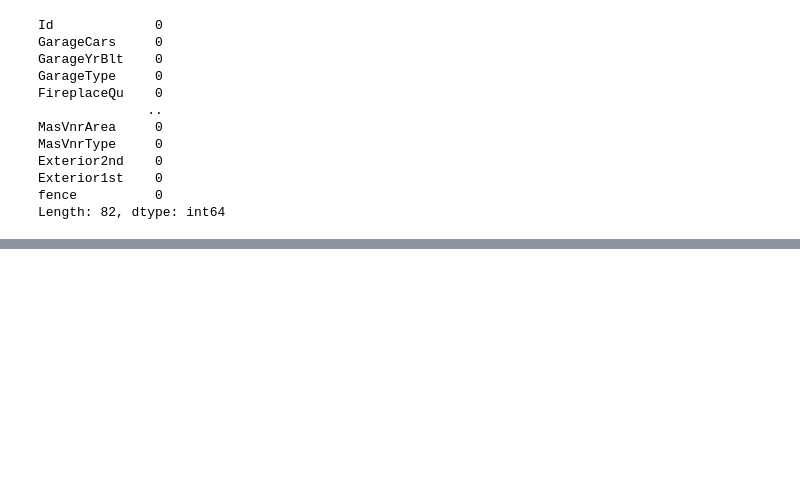
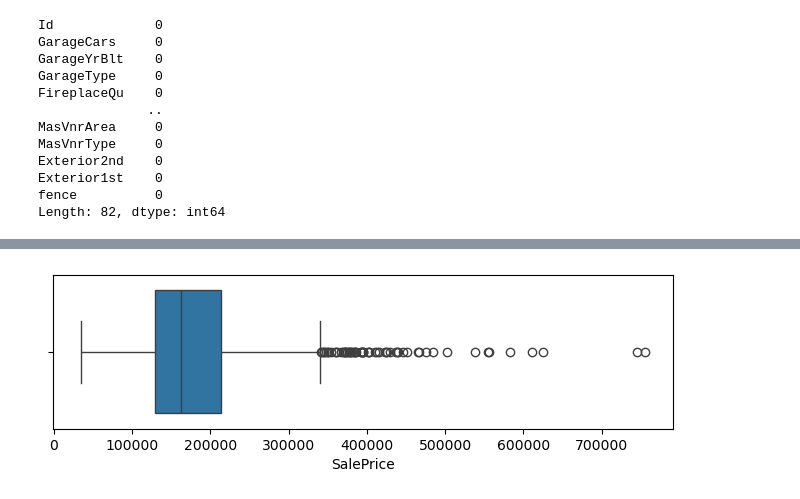
Before and after one commit to MIAykk/House-Prices, a Jupyter notebook: notebooks/House Prices.ipynb, the cells around one changed output, grey strips where cells are left out. Cells and saved outputs as stored; diff of their text form; code cells hidden in the pictures; blank space fills up the shorter version.

```diff
--- a/notebooks/House Prices.ipynb
+++ b/notebooks/House Prices.ipynb
@@ -647,0 +673,6 @@ Length: 82, dtype: int64
+# %%
+plt.figure(figsize=(8,2))
+sns.boxplot(x=df_clean["SalePrice"])
+plt.show()
+# %% [output]
+[figure, added]
```
Also changed, not shown: parts of 37 cells of this notebook.
